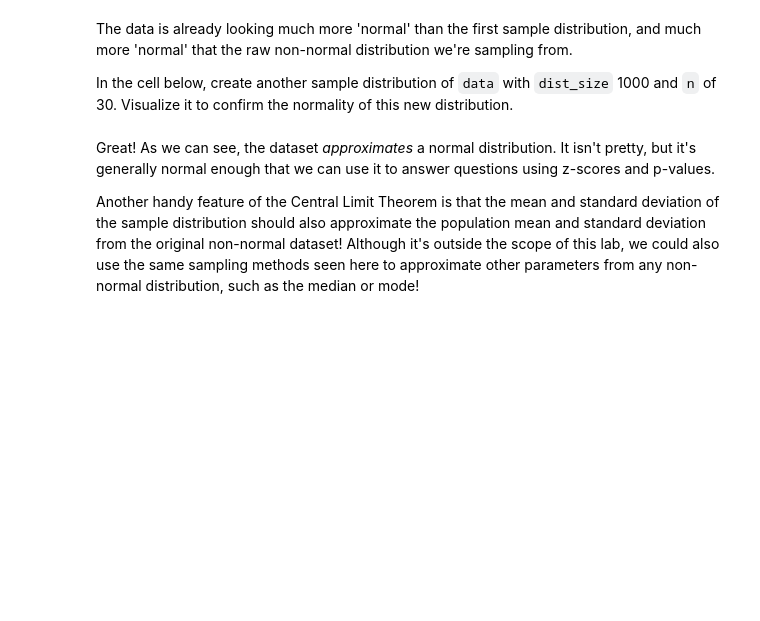
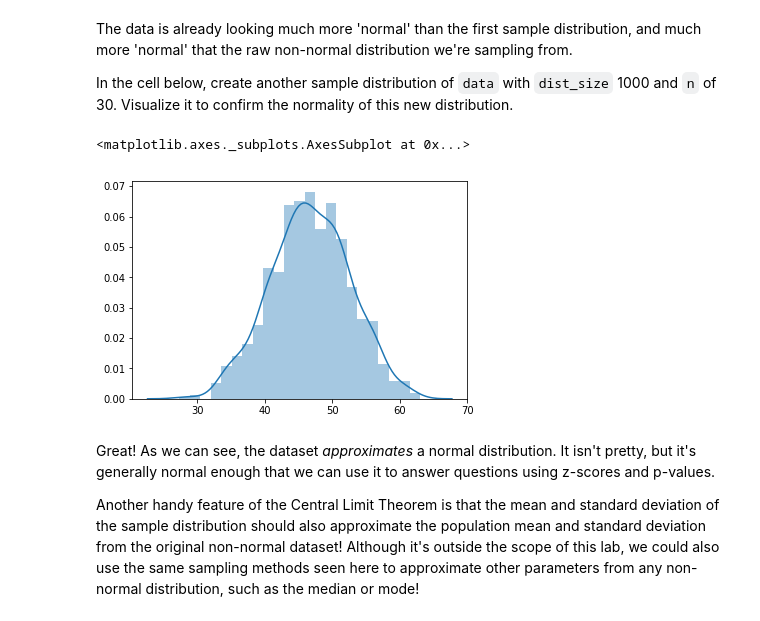
Before and after one commit to harrisonhardin/dsc-central-limit-theorem-lab-houston-ds-042219, a Jupyter notebook: index.ipynb, the cells around one changed output. Saved outputs shown, nothing was run; the diff lists cells and outputs as text; code cells hidden in the pictures; blank space fills up the shorter version.

```diff
--- a/index.ipynb
+++ b/index.ipynb
@@ -133,7 +133,10 @@ The data is already looking much more 'normal' than the first sample distributio
 In the cell below, create another sample distribution of `data` with `dist_size` 1000 and `n` of 30.  Visualize it to confirm the normality of this new distribution.
 # %%
 backabove = create_sample_distribution(data, 1000, 30)
-sns.distplot(ba)
+sns.distplot(backabove)
+# %% [output]
+<matplotlib.axes._subplots.AxesSubplot at 0x...>
+[figure, added]
 # %% [markdown]
 Great! As we can see, the dataset _approximates_ a normal distribution. It isn't pretty, but it's generally normal enough that we can use it to answer questions using z-scores and p-values.
 
```
